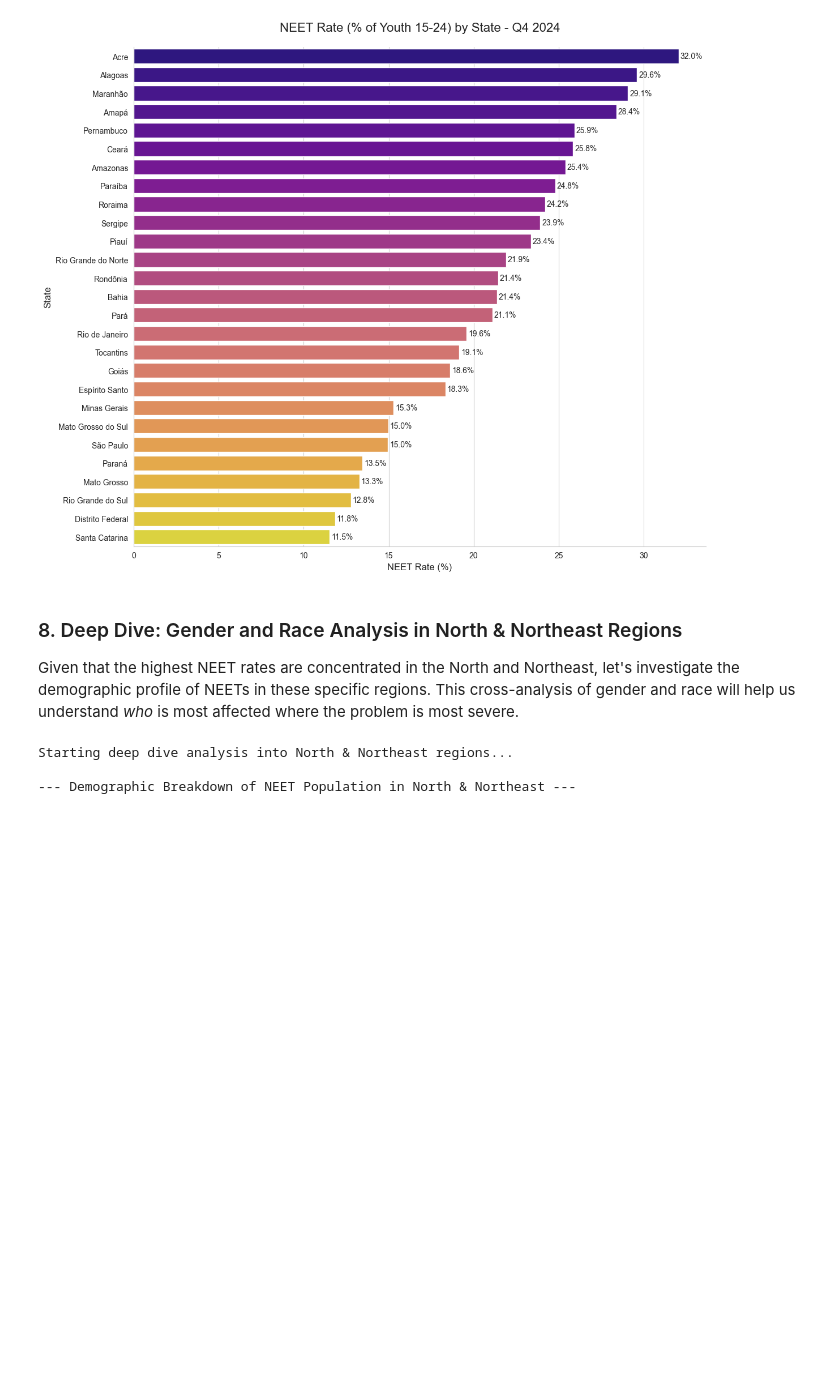
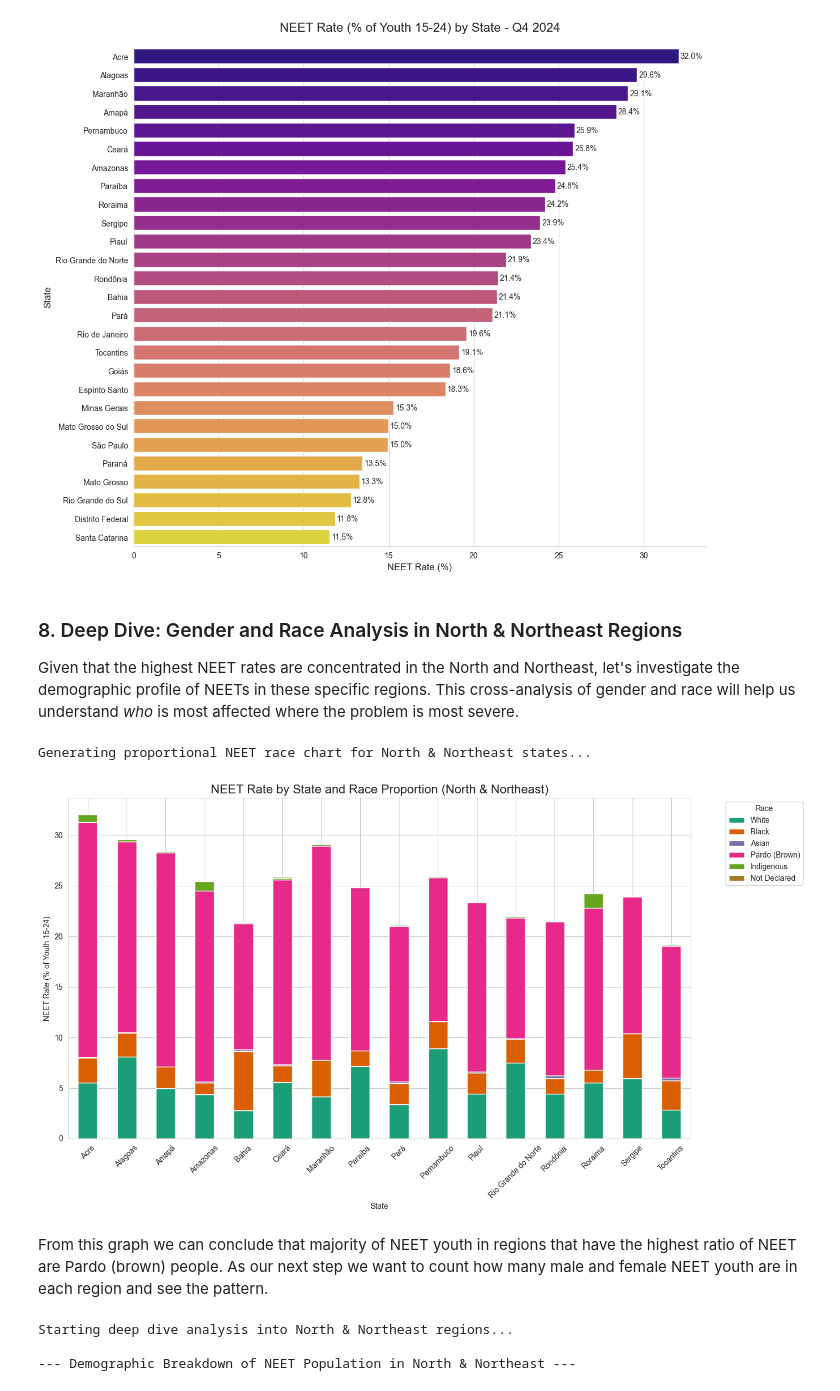
Before and after one commit to Ligia-pdf/NEETBrazil, a Jupyter notebook: newanalysis.ipynb, the cells around one changed output. Saved outputs shown, nothing was run; the diff lists cells and outputs as text; code cells hidden in the pictures; blank space fills up the shorter version.

```diff
--- a/newanalysis.ipynb
+++ b/newanalysis.ipynb
@@ -148,4 +148,4 @@ female
 Name: count, dtype: int64
 # %%
 # Drop children_under14_code column if it exists
-data.drop(columns=["children_under14_code"])
+data= data.drop(columns=["discouraged_code"])
@@ -470,6 +456,68 @@ Passing `palette` without assigning `hue` is deprecated and will be removed in v
 ### 8. Deep Dive: Gender and Race Analysis in North & Northeast Regions
 
 Given that the highest NEET rates are concentrated in the North and Northeast, let's investigate the demographic profile of NEETs in these specific regions. This cross-analysis of gender and race will help us understand *who* is most affected where the problem is most severe.
+# %%
+print("Generating proportional NEET race chart for North & Northeast states...")
+
+# 1. Define North & Northeast state codes
+north_region_codes = [11, 12, 13, 14, 15, 16, 17]
+northeast_region_codes = [21, 22, 23, 24, 25, 26, 27, 28, 29]
+target_states = north_region_codes + northeast_region_codes
+
+# 2. Map race codes to labels
+race_mapping = {1: 'White', 2: 'Black', 3: 'Asian', 4: 'Pardo (Brown)', 5: 'Indigenous', 9: 'Not Declared'}
+df_neet['Race'] = df_neet['race_code'].map(race_mapping)
+
+# 3. Calculate total youth and NEET per state
+total_youth_by_uf = data_scope[data_scope['id_uf'].isin(target_states)].groupby('id_uf')['weight'].sum().reset_index()
+total_youth_by_uf.rename(columns={'weight': 'total_youth_population'}, inplace=True)
+
+neet_by_uf = df_neet[df_neet['id_uf'].isin(target_states)].groupby('id_uf')['weight'].sum().reset_index()
+neet_by_uf.rename(columns={'weight': 'NEET_population'}, inplace=True)
+
+# 4. Calculate NEET rate per state
+state_data = pd.merge(total_youth_by_uf, neet_by_uf, on='id_uf')
+state_data['NEET_rate_pct'] = (state_data['NEET_population'] / state_data['total_youth_population']) * 100
+
+# 5. Calculate race proportions within NEET youth per state
+neet_race_state = df_neet[df_neet['id_uf'].isin(target_states)].groupby(['id_uf', 'Race'])['weight'].sum().reset_index()
+neet_race_state = pd.merge(neet_race_state, neet_by_uf, on='id_uf')
+neet_race_state['Race_pct_of_NEET'] = neet_race_state['weight'] / neet_race_state['NEET_population'] * 100
+
+# 6. Merge NEET rate for scaling bars
+neet_race_state = pd.merge(neet_race_state, state_data[['id_uf', 'NEET_rate_pct']], on='id_uf')
+
+# 7. Prepare data for stacked proportional bars (scaled by NEET rate)
+neet_race_state['Scaled_pct'] = neet_race_state['NEET_rate_pct'] * neet_race_state['Race_pct_of_NEET'] / 100
+
+# 8. Map state names
+uf_mapping = {
+    11: 'Rondônia', 12: 'Acre', 13: 'Amazonas', 14: 'Roraima', 15: 'Pará', 16: 'Amapá',
+    17: 'Tocantins', 21: 'Maranhão', 22: 'Piauí', 23: 'Ceará', 24: 'Rio Grande do Norte',
+    25: 'Paraíba', 26: 'Pernambuco', 27: 'Alagoas', 28: 'Sergipe', 29: 'Bahia'
+}
+neet_race_state['State'] = neet_race_state['id_uf'].map(uf_mapping)
+
+# 9. Pivot for plotting
+plot_df = neet_race_state.pivot_table(index='State', columns='Race', values='Scaled_pct', fill_value=0)
+plot_df = plot_df[race_mapping.values()]  # Ensure consistent race order
+
+# 10. Plot stacked proportional bar chart
+plot_df.plot(kind='bar', stacked=True, figsize=(14,8),
+             color=['#1b9e77', '#d95f02', '#7570b3', '#e7298a', '#66a61e', '#a6761d'])  # Color per race
+
+plt.title('NEET Rate by State and Race Proportion (North & Northeast)', fontsize=16)
+plt.ylabel('NEET Rate (% of Youth 15-24)')
+plt.xlabel('State')
+plt.xticks(rotation=45)
+plt.legend(title='Race', bbox_to_anchor=(1.05, 1), loc='upper left')
+plt.tight_layout()
+plt.show()
+# %% [output]
+Generating proportional NEET race chart for North & Northeast states...
+[figure, added]
+# %% [markdown]
+From this graph we can conclude that majority of NEET youth in regions that have the highest ratio of NEET are  Pardo (brown) people. As our next step we want to count how many male and female NEET youth are in each region and see the pattern.
 # %%
 print("Starting deep dive analysis into North & Northeast regions...")
 
```
Also changed, not shown: parts of 9 cells of this notebook.
